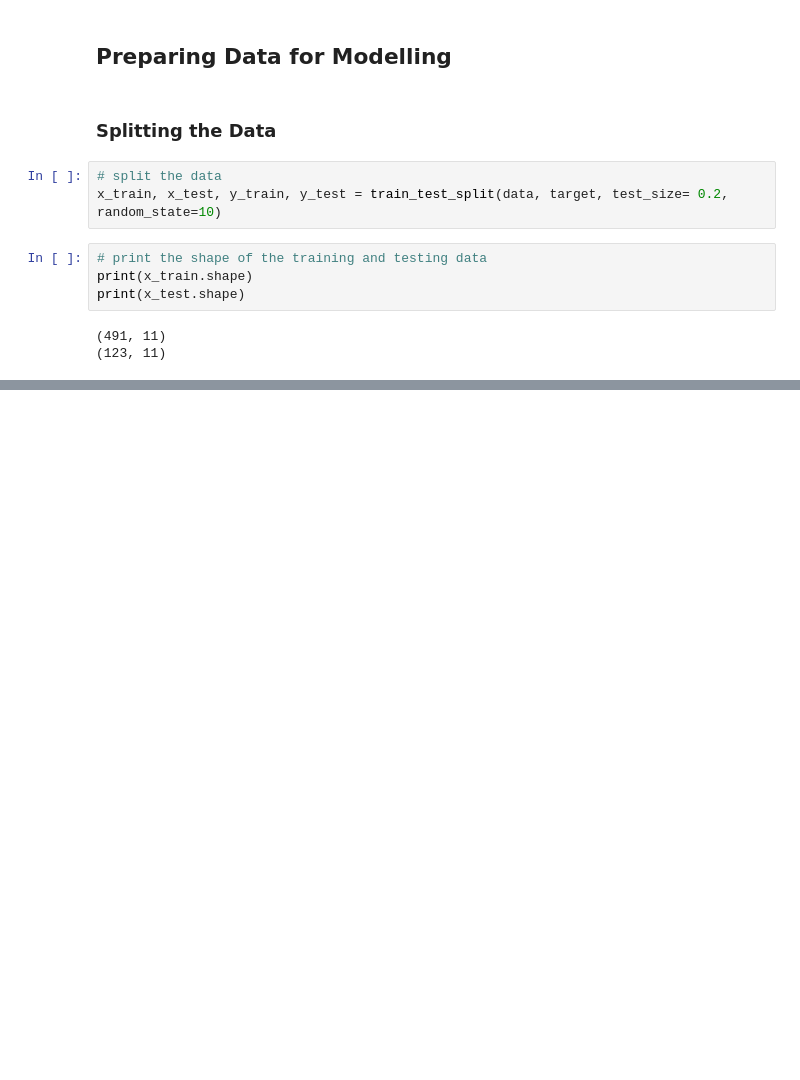
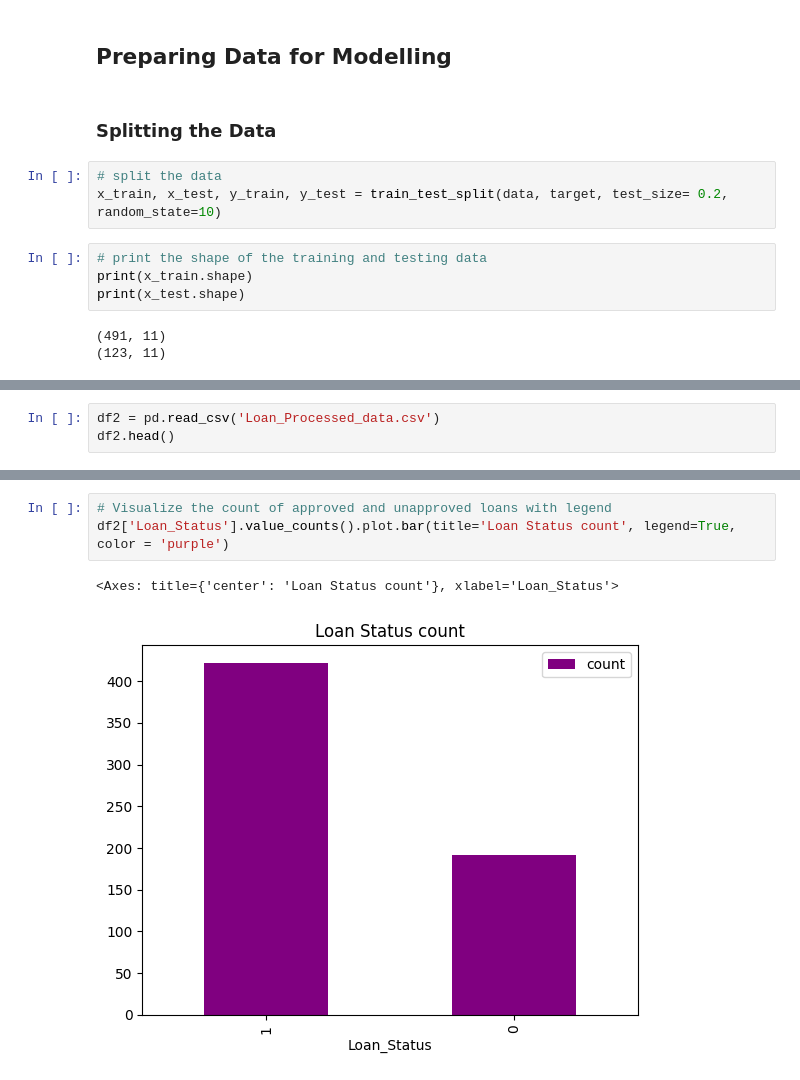
Before and after one commit to Eddie-254/Credit-Score-Prediction, a Jupyter notebook: credit_EDA.ipynb, the cells around one changed output, grey strips where cells are left out. Drawn from its saved outputs; the diff is of its cells as text; blank space fills up the shorter version.

```diff
--- a/credit_EDA.ipynb
+++ b/credit_EDA.ipynb
@@ -288,0 +297,3 @@ print("The size of the training")
+# %%
+df2 = pd.read_csv('Loan_Processed_data.csv')
+df2.head()
@@ -288,0 +323,6 @@ print("The size of the training")
+# %%
+# Visualize the count of approved and unapproved loans with legend
+df2['Loan_Status'].value_counts().plot.bar(title='Loan Status count', legend=True, color = 'purple')
+# %% [output]
+<Axes: title={'center': 'Loan Status count'}, xlabel='Loan_Status'>
+[figure, added]
```
Also changed, not shown: parts of 7 cells of this notebook.
